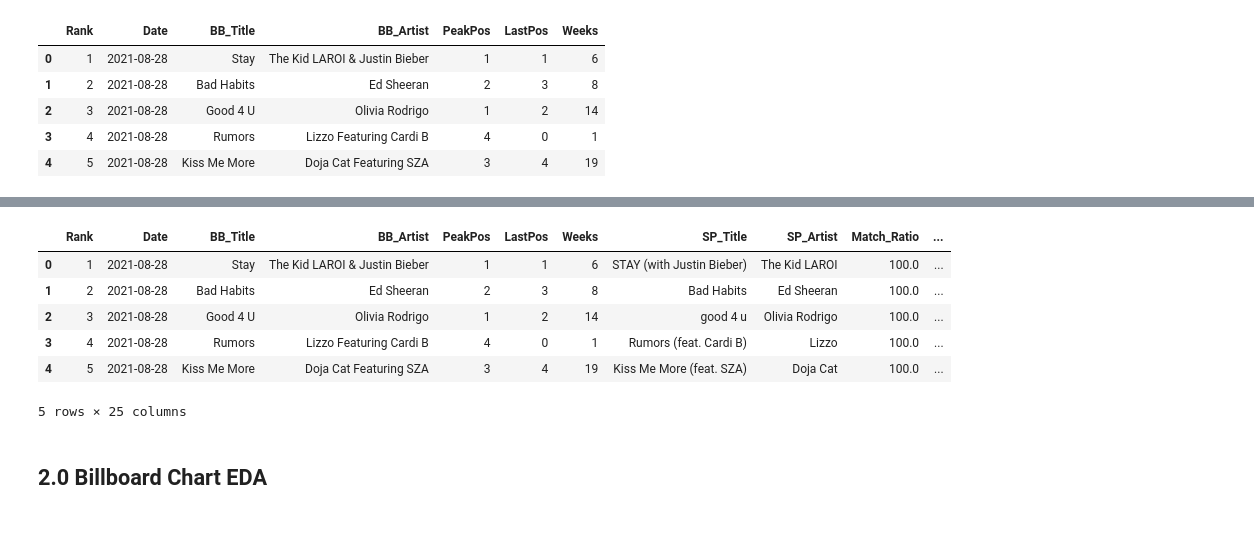
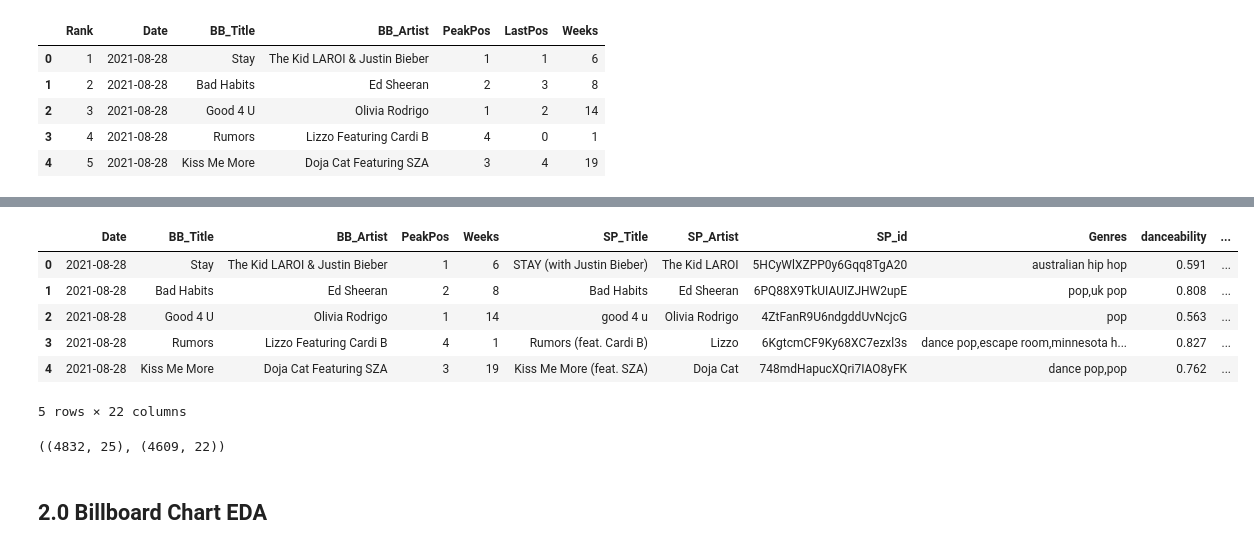
Before and after one commit to JelicaB/BillboardSongAnalysis, a Jupyter notebook: notebooks/3.0-JB-Exploratory-Data-Analysis.ipynb, the cells around one changed output, grey strips where cells are left out. Saved outputs shown, nothing was run; the diff lists cells and outputs as text; code cells hidden in the pictures.

```diff
--- a/notebooks/3.0-JB-Exploratory-Data-Analysis.ipynb
+++ b/notebooks/3.0-JB-Exploratory-Data-Analysis.ipynb
@@ -13,5 +13,9 @@ from datetime import datetime
 from sklearn.decomposition import PCA
 from sklearn.preprocessing import scale
 # %%
+#billboard chart data
 charts = pd.read_csv('../data/raw/chart-data', index_col=0)
+#unique songs
 songs = pd.read_csv('../data/raw/unique-songs', index_col=0)
+#songs matched incorrectly
+error_matches = pd.read_csv('../data/raw/incorrect-matches.csv')
@@ -28,25 +47,40 @@ charts.head()
 # %%
-#remove poor matches, blank sp_id and duplicate sp_id - 155 rows lost (~3%)
+#remove poor matches, blank sp_id and duplicated sp_id
 songs['Date'] =  pd.to_datetime(songs['Date'], format='%Y-%m-%d')
-songs = songs[songs.Match_Ratio > 60].dropna(axis=0, subset=['SP_id']).\
-                        drop_duplicates(subset='SP_id',keep=False).reset_index(drop = True)
+
+#move songs with an incorrect match
+songs = songs[(~songs.SP_id.isin(error_matches.SP_id)) & (songs.Match_Ratio > 60)]\
+                            .dropna(axis=0, subset=['SP_id']).drop_duplicates(subset='SP_id',keep=False)\
+                            .reset_index(drop = True)
+
+#drop unnecessary columns
+songs.drop(columns=['Rank','LastPos','Match_Ratio'], inplace=True)
 
 #change number value of key to specific keys
 songs['key'] = songs['key'].map({0.0: 'C', 1.0: 'C#, Db', 2.0: 'D',\
                                 3.0: 'D#, Eb', 4.0: 'E', 5.0: 'F',\
                                 6.0: 'F#, Gb', 7.0: 'G', 8.0: 'G#, Ab',\
                                 9.0: 'A', 10.0: 'A#, Bb', 11.0: 'B'})
+#change number value of mode to major/minor
 songs['mode'] = songs['mode'].map({0.0: 'Minor', 1.0: 'Major'})
 
 songs.head()
 # %% [output]
-|  | Rank | Date | BB_Title | BB_Artist | PeakPos | LastPos | Weeks | SP_Title | SP_Artist | Match_Ratio | ... |
-| 0 | 1 | 2021-08-28 | Stay | The Kid LAROI & Justin Bieber | 1 | 1 | 6 | STAY (with Justin Bieber) | The Kid LAROI | 100.0 | ... |
-| 1 | 2 | 2021-08-28 | Bad Habits | Ed Sheeran | 2 | 3 | 8 | Bad Habits | Ed Sheeran | 100.0 | ... |
-| 2 | 3 | 2021-08-28 | Good 4 U | Olivia Rodrigo | 1 | 2 | 14 | good 4 u | Olivia Rodrigo | 100.0 | ... |
-| 3 | 4 | 2021-08-28 | Rumors | Lizzo Featuring Cardi B | 4 | 0 | 1 | Rumors (feat. Cardi B) | Lizzo | 100.0 | ... |
-| 4 | 5 | 2021-08-28 | Kiss Me More | Doja Cat Featuring SZA | 3 | 4 | 19 | Kiss Me More (feat. SZA) | Doja Cat | 100.0 | ... |
+|  | Date | BB_Title | BB_Artist | PeakPos | Weeks | SP_Title | SP_Artist | SP_id | Genres | danceability | ... |
+| 0 | 2021-08-28 | Stay | The Kid LAROI & Justin Bieber | 1 | 6 | STAY (with Justin Bieber) | The Kid LAROI | 5HCyWlXZPP0y6Gqq8TgA20 | australian hip hop | 0.591 | ... |
+| 1 | 2021-08-28 | Bad Habits | Ed Sheeran | 2 | 8 | Bad Habits | Ed Sheeran | 6PQ88X9TkUIAUIZJHW2upE | pop,uk pop | 0.808 | ... |
+| 2 | 2021-08-28 | Good 4 U | Olivia Rodrigo | 1 | 14 | good 4 u | Olivia Rodrigo | 4ZtFanR9U6ndgddUvNcjcG | pop | 0.563 | ... |
+| 3 | 2021-08-28 | Rumors | Lizzo Featuring Cardi B | 4 | 1 | Rumors (feat. Cardi B) | Lizzo | 6KgtcmCF9Ky68XC7ezxl3s | dance pop,escape room,minnesota h... | 0.827 | ... |
+| 4 | 2021-08-28 | Kiss Me More | Doja Cat Featuring SZA | 3 | 19 | Kiss Me More (feat. SZA) | Doja Cat | 748mdHapucXQri7IAO8yFK | dance pop,pop | 0.762 | ... |
-5 rows × 25 columns
+5 rows × 22 columns
+# %%
+new_size = songs.shape
+
+old_size, new_size
+
+#lost 4.8%% of unique songs due to error, 223 total
+# %% [output]
+((4832, 25), (4609, 22))
 # %% [markdown]
 ## 2.0 Billboard Chart EDA
 # %%
```
Also changed, not shown: parts of 49 cells of this notebook, 1 other file.
